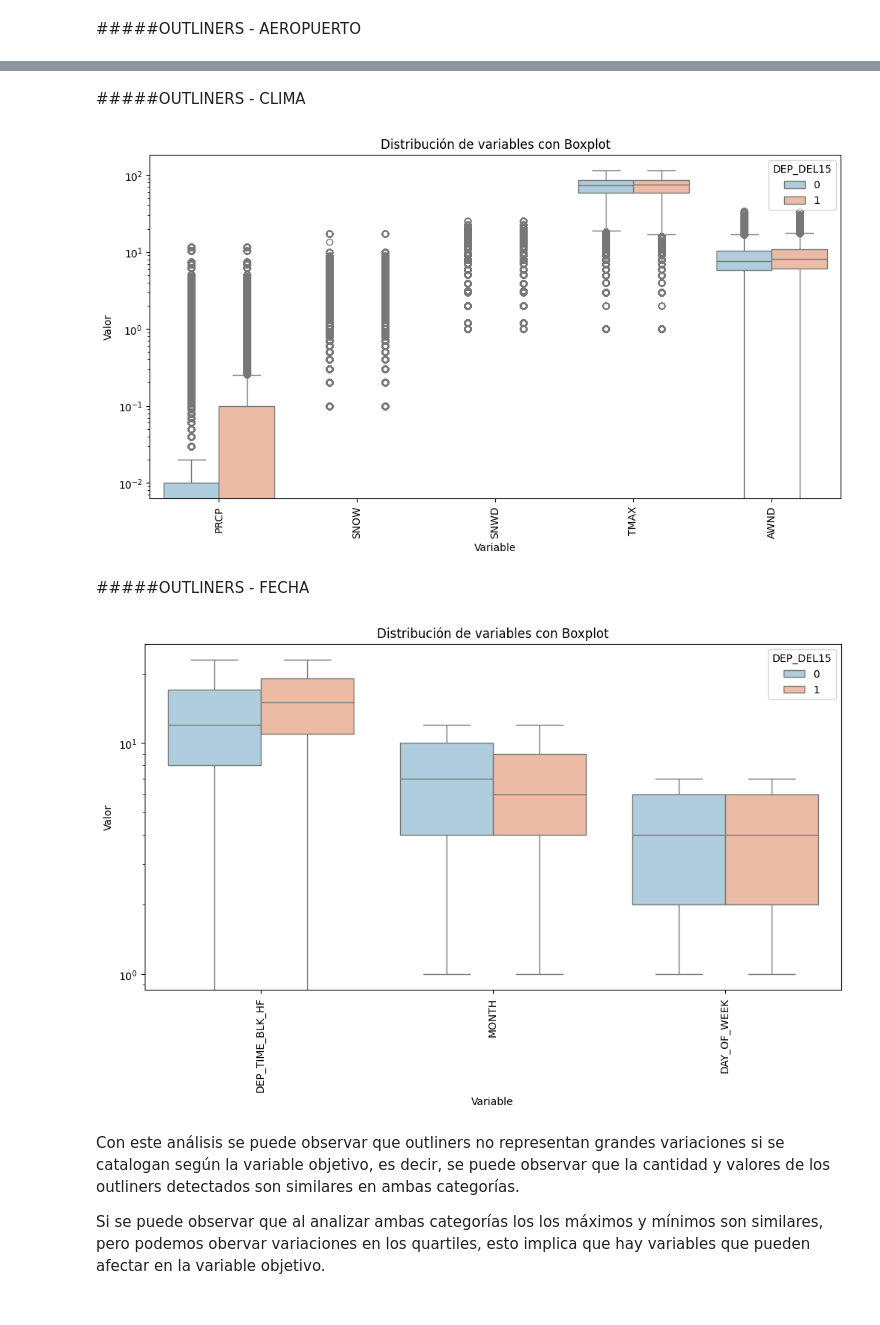
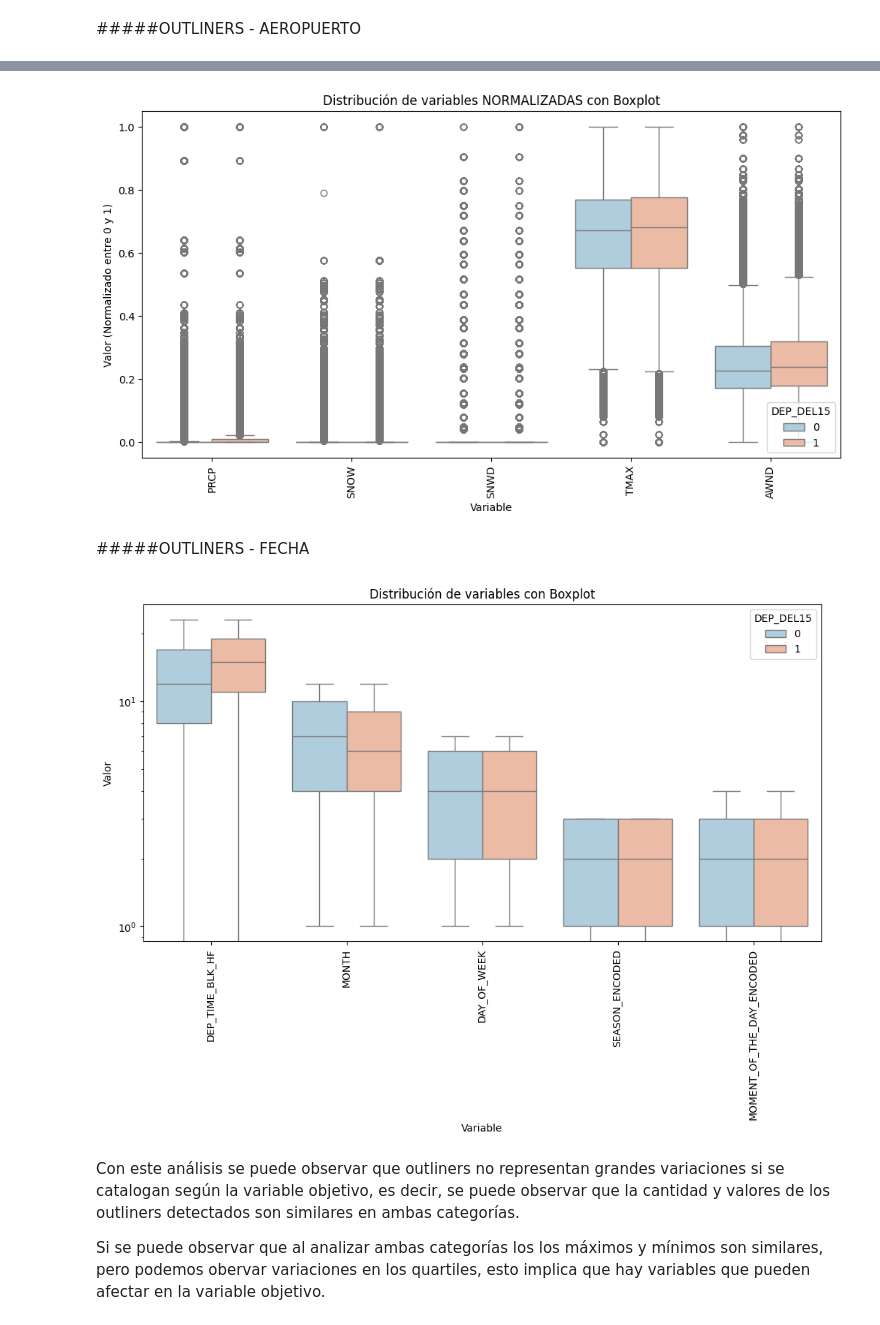
Before and after one commit to chelomec/airlines_delay_prediction, a Jupyter notebook: Proyecto_DataScienceII_ML_Clasificación_Demora_Vuelos.ipynb, the cells around one changed output, grey strips where cells are left out. Cells and saved outputs as stored; diff of their text form; code cells hidden in the pictures.

```diff
--- a/Proyecto_DataScienceII_ML_Clasificación_Demora_Vuelos.ipynb
+++ b/Proyecto_DataScienceII_ML_Clasificación_Demora_Vuelos.ipynb
@@ -227,4 +235,4 @@ Lo mismo hacemos con las estaciones del año.
 # %%
 estacion = {1:'invierno',2:'invierno',3:'primavera',4:'primavera',5:'primavera',6:'verano',7:'verano',8:'verano',9:'otoño',10:'otoño',11:'otoño',12:'invierno'}
 # Aplicamos la codificación
-df['season'] = df['MONTH'].map(estacion)
+df['SEASON'] = df['MONTH'].map(estacion)
@@ -230,0 +241,9 @@ df['season'] = df['MONTH'].map(estacion)
+# %%
+aerolineas = df['SEASON'].unique()
+#Se inicializa el LabelEnconder y se ajustan las categorías para las estaciones del año únicas
+label_encoder = LabelEncoder()
+label_encoder.fit(aerolineas)
+#Con la categorización armada, reemplazamos las columnas originales con los valores del LabelEnconder
+df['SEASON_ENCODED'] = label_encoder.transform(df['SEASON'].astype(str))
+#Unficamos el criterio para que los NAN se identifiquen como NONE en la variables categóricas
+df['SEASON_ENCODED'] = df['SEASON_ENCODED'].replace('NONE', np.nan)
@@ -231,3 +252,12 @@ df['season'] = df['MONTH'].map(estacion)
+# %%
+# Función para categorizar una columna
+def categorizar_columna(columna):
+    return (columna > 0.0).astype(int)
+
+# Aplicar la función a las columnas climatológicas
+df['PRCP_CAT'] = categorizar_columna(df['PRCP'])
+df['SNOW_CAT'] = categorizar_columna(df['SNOW'])
+df['SNWD_CAT'] = categorizar_columna(df['SNWD'])
 # %% [markdown]
 Comenzamos explorando el dataset utilizando el describe
 # %%
@@ -397,8 +433,14 @@ plt.show()
-# %% [markdown]
-#####OUTLINERS - CLIMA
 # %%
-col_weather = ['PRCP','SNOW','SNWD','TMAX','AWND'
-              ]
+from sklearn.preprocessing import MinMaxScaler
+
+
+col_weather = ['PRCP','SNOW','SNWD','TMAX','AWND']
+
+# Inicializamos el MinMaxScaler
+scaler = MinMaxScaler()
+
+# Ajustamos el scaler a las columnas de clima y transformamos los datos
+df[col_weather] = scaler.fit_transform(df[col_weather])
 
 bp = df[col_weather+['DEP_DEL15']]# Filtramos el dataset solo con las columnas seleccionadas
 
@@ -408,30 +450,30 @@ bp_melted = bp.melt(id_vars=["DEP_DEL15"], var_name="Variable", value_name="Valo
 plt.figure(figsize=(12, 6))
 sns.boxplot(x="Variable", y="Valor", hue="DEP_DEL15",data=bp_melted, palette="RdBu_r")
 plt.xticks(rotation=90)
-plt.yscale('log')
-plt.title("Distribución de variables con Boxplot")
+plt.title("Distribución de variables NORMALIZADAS con Boxplot")
+plt.ylabel("Valor (Normalizado entre 0 y 1)")
 plt.show()
 # %% [output]
-[figure, old version]
+[figure, new version]
 # %% [markdown]
 #####OUTLINERS - FECHA
 # %%
-col_date = ['DEP_TIME_BLK_HF','MONTH','DAY_OF_WEEK'
+col_date = ['DEP_TIME_BLK_HF','MONTH','DAY_OF_WEEK','SEASON_ENCODED','MOMENT_OF_THE_DAY_ENCODED'
               ]
 
 bp = df[col_date+['DEP_DEL15']]# Filtramos el dataset solo con las columnas seleccionadas
 
 bp_melted = bp.melt(id_vars=["DEP_DEL15"], var_name="Variable", value_name="Valor")# Transformamos el DataFrame a formato largo
 
 # Graficamos
 plt.figure(figsize=(12, 6))
 sns.boxplot(x="Variable", y="Valor", hue="DEP_DEL15",data=bp_melted, palette="RdBu_r")
 plt.xticks(rotation=90)
 plt.yscale('log')
 plt.title("Distribución de variables con Boxplot")
 plt.show()
 # %% [output]
-[figure, old version]
+[figure, new version]
 # %% [markdown]
 Con este análisis se puede observar que outliners no representan grandes variaciones si se catalogan según la variable objetivo, es decir, se puede observar que la cantidad y valores de los outliners detectados son similares en ambas categorías.
 
```
Also changed, not shown: parts of 79 cells of this notebook.
